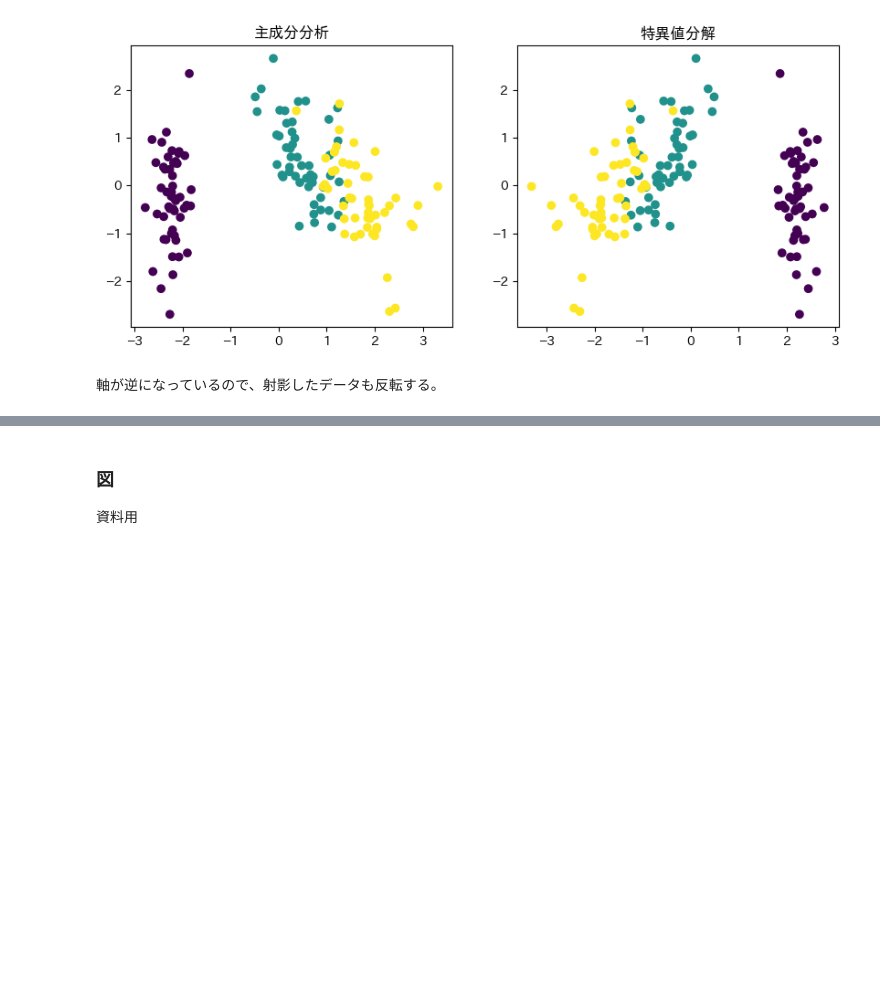
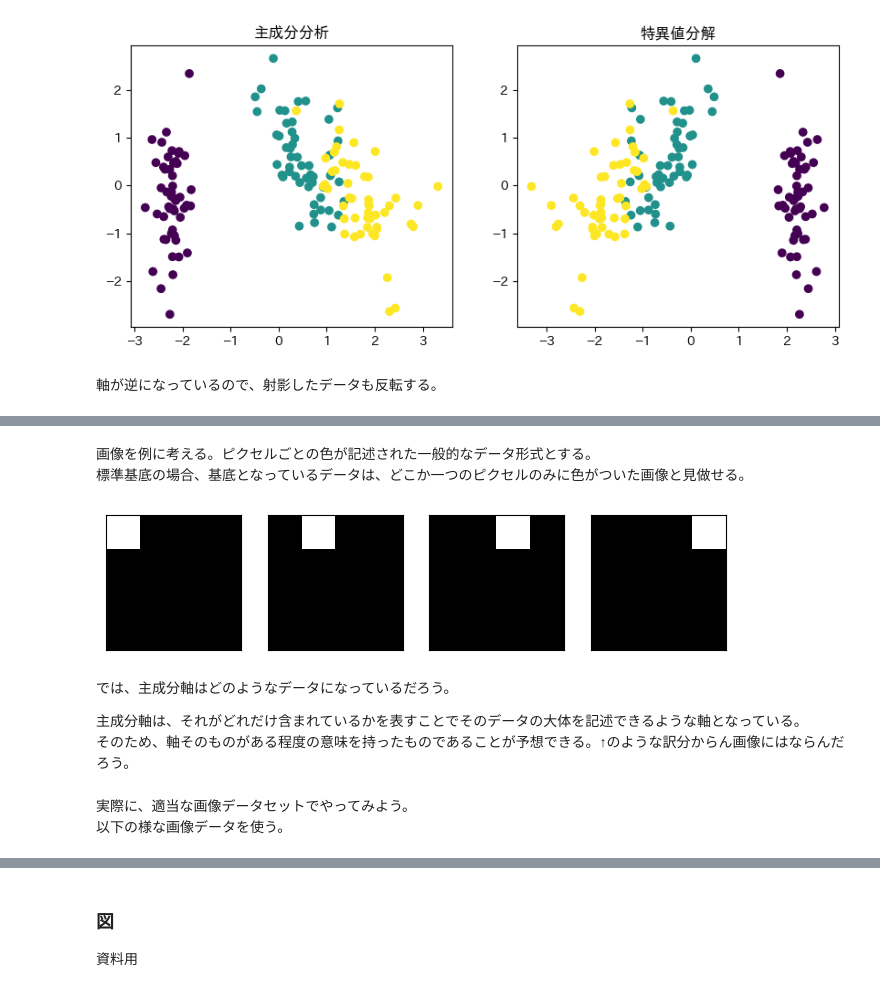
Before and after one commit to misya11p/dimensionality-reduction, a Jupyter notebook: PCA.ipynb, the cells around one changed output, grey strips where cells are left out. Saved outputs shown, nothing was run; the diff lists cells and outputs as text; code cells hidden in the pictures; blank space fills up the shorter version.

```diff
--- a/PCA.ipynb
+++ b/PCA.ipynb
@@ -313,0 +322,21 @@ ax2.set_title('特異値分解');
+# %% [markdown]
+画像を例に考える。ピクセルごとの色が記述された一般的なデータ形式とする。
+標準基底の場合、基底となっているデータは、どこか一つのピクセルのみに色がついた画像と見做せる。
+# %%
+s = 4
+I = np.eye(s**2)
+fig, axes = plt.subplots(1, s, figsize=(8, 2))
+for e, ax in zip(I[:s], axes):
+    ax.imshow(e.reshape(s, s), cmap='gray')
+    ax.set_xticks([])
+    ax.set_yticks([])
+# %% [output]
+[figure, added]
+# %% [markdown]
+では、主成分軸はどのようなデータになっているだろう。
+
+主成分軸は、それがどれだけ含まれているかを表すことでそのデータの大体を記述できるような軸となっている。
+そのため、軸そのものがある程度の意味を持ったものであることが予想できる。↑のような訳分からん画像にはならんだろう。
+# %% [markdown]
+実際に、適当な画像データセットでやってみよう。
+以下の様な画像データを使う。
```
Also changed, not shown: parts of 29 cells of this notebook.
